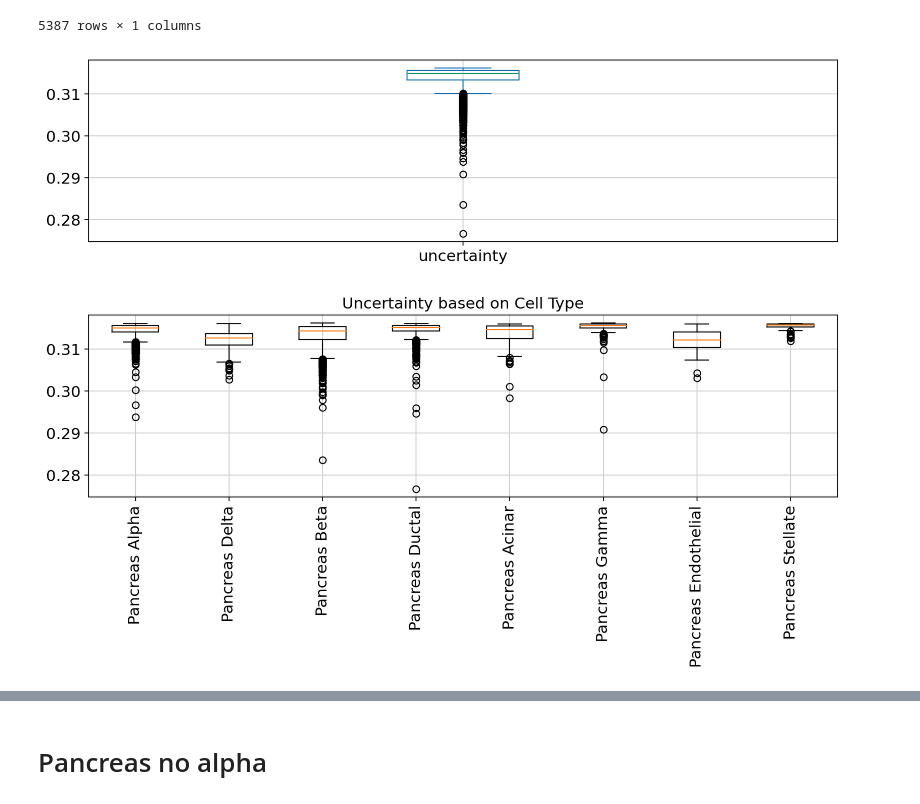
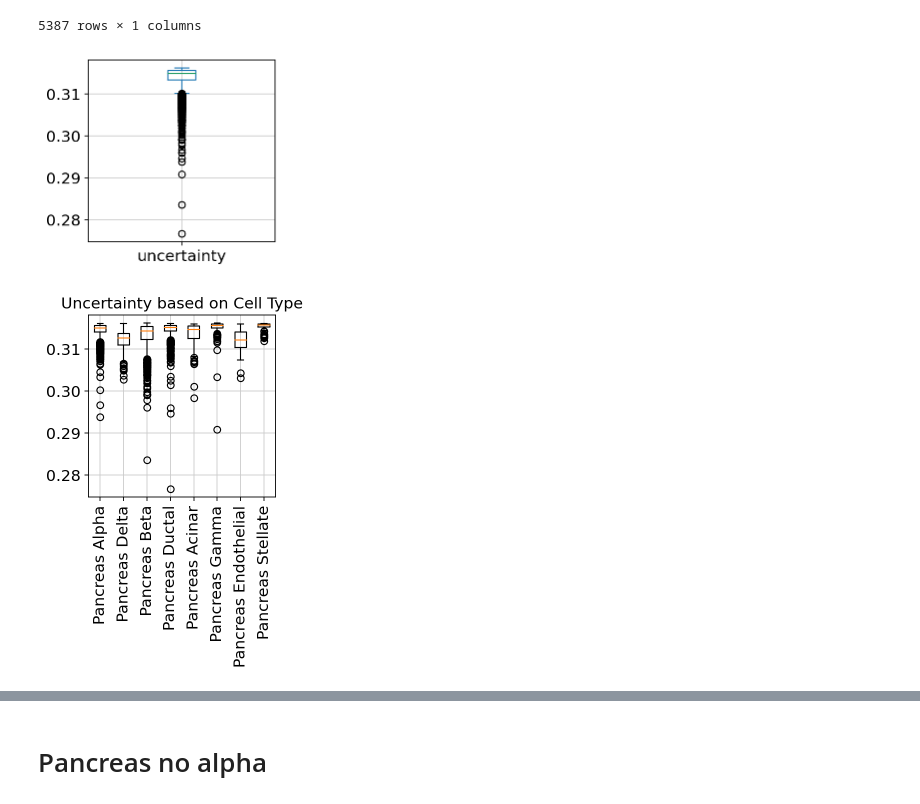
Before and after one commit to theislab/archmap_data, a Jupyter notebook: scarches-api/uncert/testing/uncert_mahal.ipynb, the cells around one changed output, grey strips where cells are left out. Saved outputs shown, nothing was run; the diff lists cells and outputs as text; code cells hidden in the pictures.

```diff
--- a/scarches-api/uncert/testing/uncert_mahal.ipynb
+++ b/scarches-api/uncert/testing/uncert_mahal.ipynb
@@ -29,7 +29,7 @@ from uncert_metric import *
 # %%
 sc.settings.set_figure_params(dpi=200, frameon=False)
 sc.set_figure_params(dpi=200)
-sc.set_figure_params(figsize=(12, 3))
+sc.set_figure_params(figsize=(3, 3))
 torch.set_printoptions(precision=3, sci_mode=False, edgeitems=7)
 # %% [markdown]
 # Pancreas
@@ -87,10 +87,10 @@ uncertainties
 uncertainties["batch"] = target_adata.obs[condition_key].tolist()
 uncertainties["cell_type"] = target_adata.obs[cell_type_key].tolist()
 # %%
-uncert_diagram(uncertainties)
+uncert_diagram(uncertainties, cell_type_key)
 # %% [output]
-[figure, old version]
+[figure, new version]
-[figure, old version]
+[figure, new version]
 # %%
 uncert_umap_diagram(
         adata_ref_latent,
```
Also changed, not shown: parts of 7 cells of this notebook, 2 other files.
